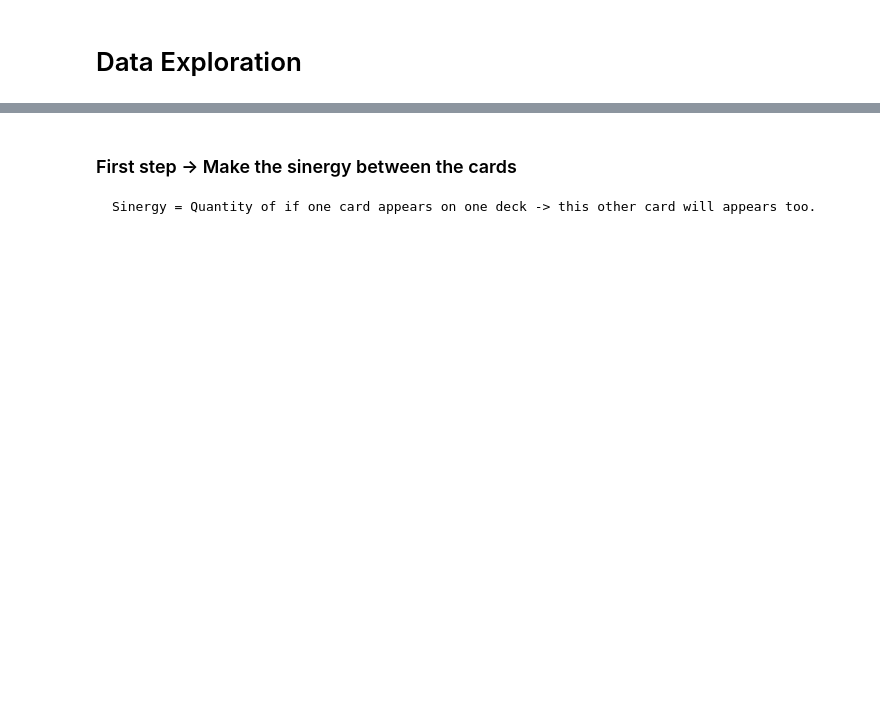
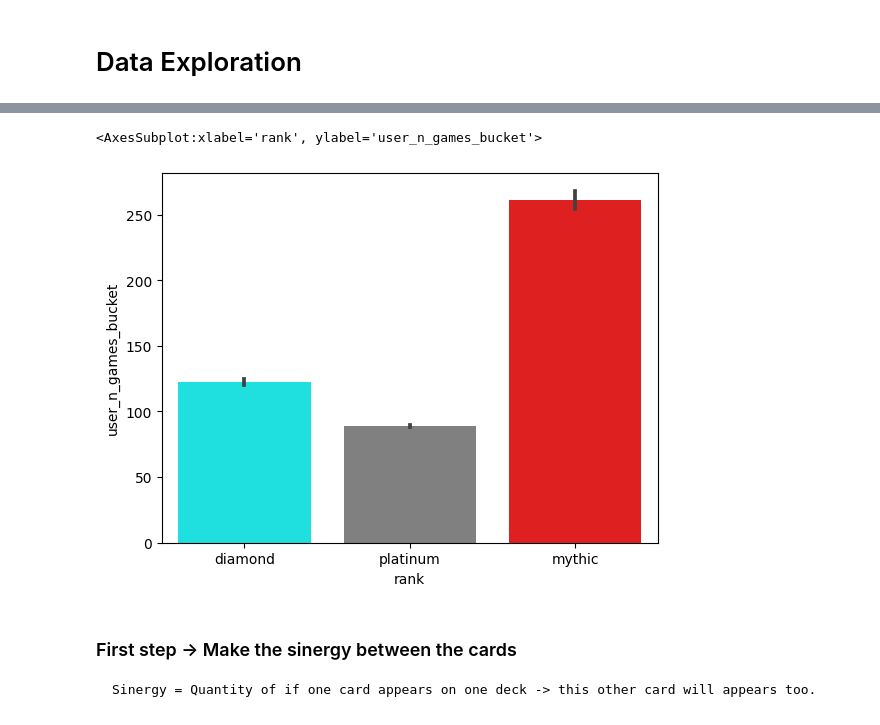
Before and after one commit to DiegoHMM/MTG_drafter, a Jupyter notebook: mtg_data_resume.ipynb, the cells around one changed output, grey strips where cells are left out. Drawn from its saved outputs; the diff is of its cells as text; code cells hidden in the pictures; blank space fills up the shorter version.

```diff
--- a/mtg_data_resume.ipynb
+++ b/mtg_data_resume.ipynb
@@ -34,3 +72,8 @@ plt.bar(best_users_df['rank'],height=best_users_df['user_game_win_rate_bucket'].
+# %%
+sns.barplot(df_deck,x=df_deck['rank'], y=df_deck['user_n_games_bucket'], palette=['cyan', 'gray', 'red'])
+# %% [output]
+<AxesSubplot:xlabel='rank', ylabel='user_n_games_bucket'>
+[figure, added]
 # %% [markdown]
 ### First step -> Make the sinergy between the cards
     Sinergy = Quantity of if one card appears on one deck -> this other card will appears too.
```
Also changed, not shown: parts of 15 cells of this notebook, 2 other files.
